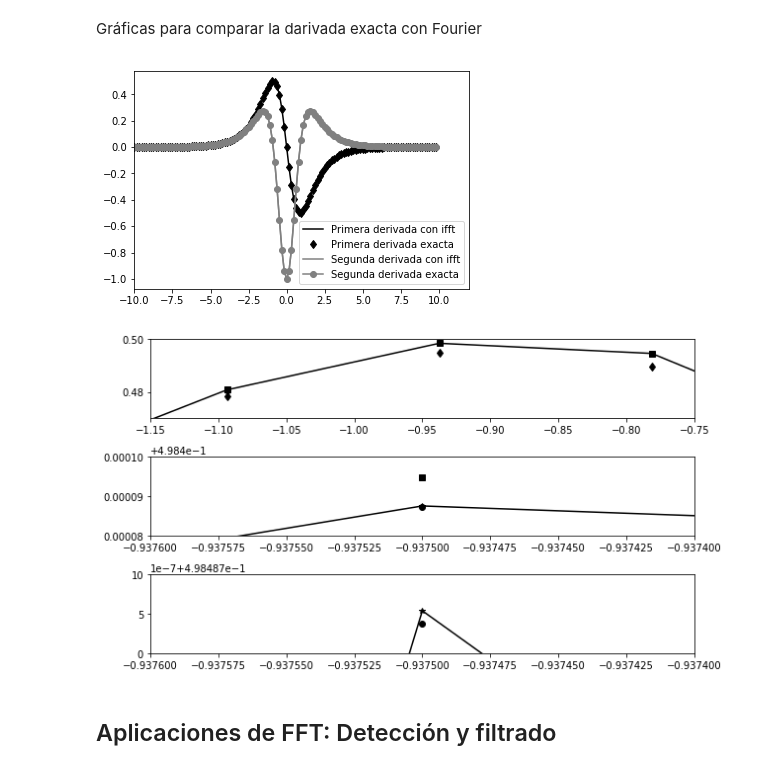
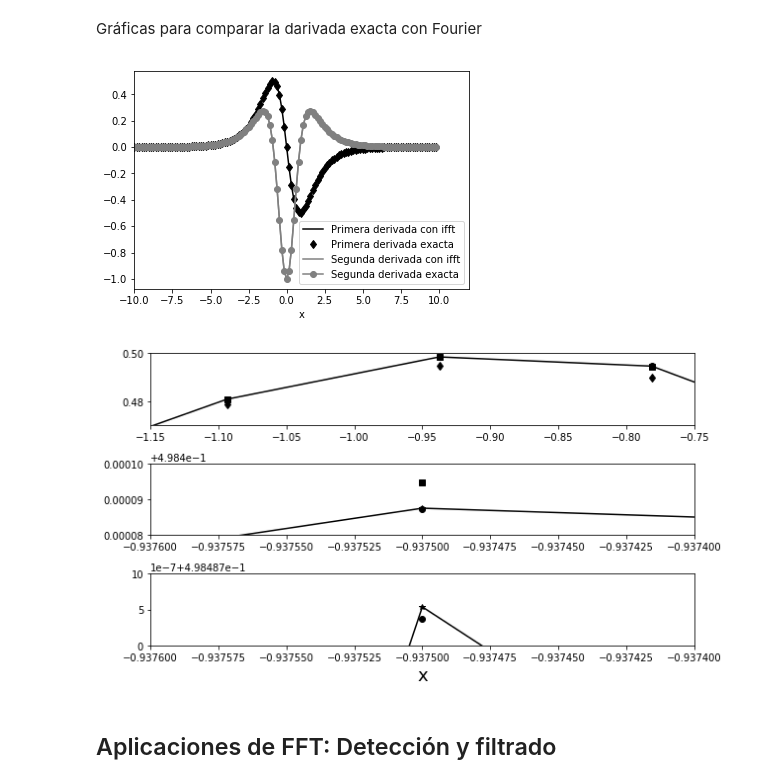
Before and after one commit to nvalencia/-Herramientas-Computacionales-IMEC3602, a Jupyter notebook: Taller_4/201425625_Taller4.ipynb, the cells around one changed output. Drawn from its saved outputs; the diff is of its cells as text; code cells hidden in the pictures.

```diff
--- a/Taller_4/201425625_Taller4.ipynb
+++ b/Taller_4/201425625_Taller4.ipynb
@@ -134,16 +159,17 @@ Gráficas para comparar la darivada exacta con Fourier
 # %%
 
 #plt.plot(x,ux,'b')
 plt.plot(x,u1,'k',label = 'Primera derivada con ifft')
 plt.plot(x,u1exacto,'kd',label = 'Primera derivada exacta')
 plt.plot(x,u2,'grey',label='Segunda derivada con ifft')
 plt.plot(x,u2exacto,color='grey',marker='o',label='Segunda derivada exacta')
+plt.xlabel('x')
 plt.xlim(-10,12)
 plt.legend(loc='best')
 
 plt.show()
 # %% [output]
-[figure, old version]
+[figure, new version]
 # %%
 plt.figure(1,figsize=(9,5))
 plt.subplot(311)
@@ -152,12 +178,16 @@ plt.plot(x,u1,'ko')
 plt.plot(x,ufini2,'ks')
 plt.plot(x,ufini,'kd')
 plt.axis([-1.15, -0.75, 0.47, 0.5])
+
+
 plt.subplot(312)
 plt.plot(x,u1exacto,'k*-')
 plt.plot(x,u1,'ko')
 plt.plot(x,ufini2,'ks')
 plt.plot(x,ufini,'kd')
 plt.axis([-0.9376,-0.9374,0.49848,0.49850])
+
+
 plt.subplot(313)
 plt.plot(x,u1exacto,'k*-')
 plt.plot(x,u1,'ko')
@@ -165,10 +195,11 @@ plt.plot(x,ufini2,'ks')
 plt.plot(x,ufini,'kd')
 plt.axis([-0.9376,-0.9374,0.498487,0.498488])
 
+plt.xlabel('x',fontsize='18')
 plt.tight_layout()
 plt.show()
 # %% [output]
-[figure, old version]
+[figure, new version]
 # %% [markdown]
 ## Aplicaciones de FFT: Detección y filtrado <a name="12.2"></a>
 # %%
```
Also changed, not shown: parts of 13 cells of this notebook, 1 other file.
